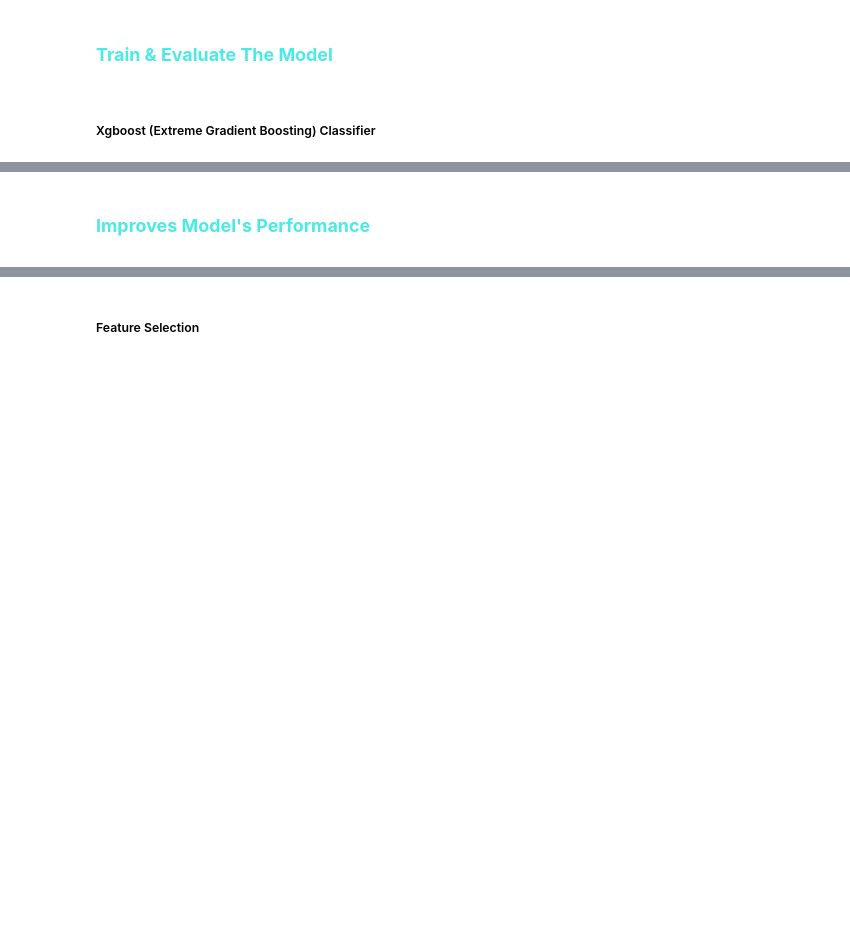
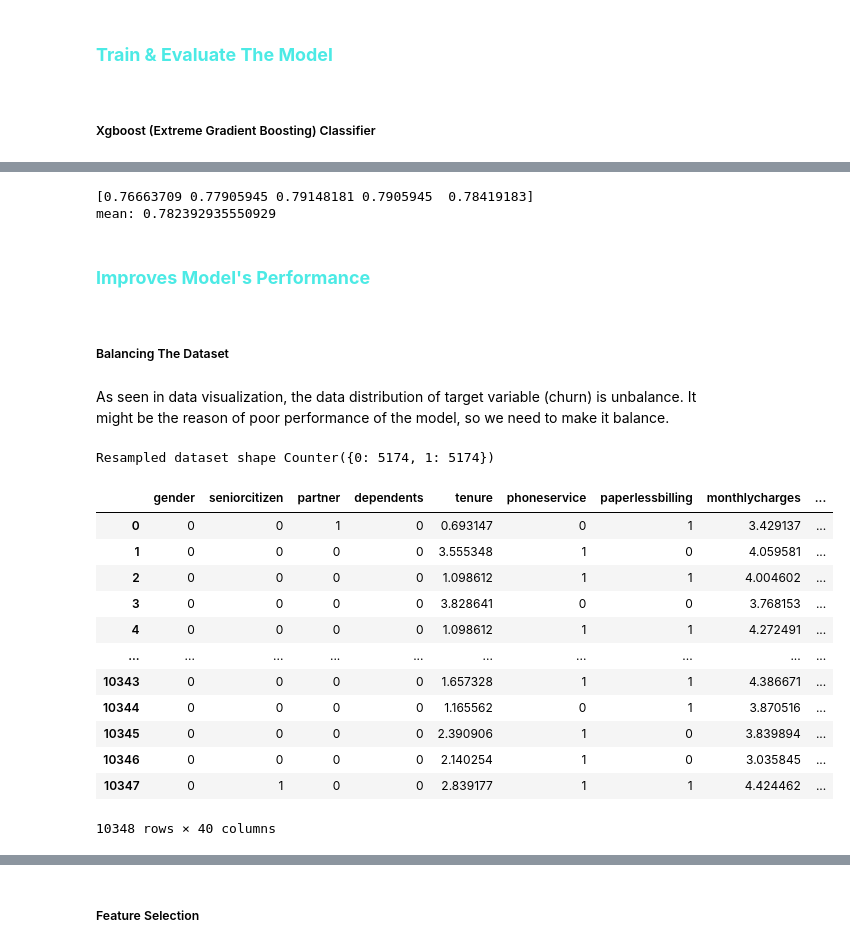
Before and after one commit to afbudiman/ML-Notebook, a Jupyter notebook: churn_prediction.ipynb, the cells around one changed output, grey strips where cells are left out. Cells and saved outputs as stored; diff of their text form; code cells hidden in the pictures; blank space fills up the shorter version.

```diff
--- a/churn_prediction.ipynb
+++ b/churn_prediction.ipynb
@@ -138,4 +337,7 @@ df.head().T
 # %% [markdown]
 ##### Split Train & Test Data
+# %%
+df_features = df_transformed.drop('churn', axis=1)
+df_target = df_transformed['churn']
 # %%
 from sklearn.model_selection import train_test_split
@@ -477,2 +405,42 @@ churn = y_pred > 0.5
+# %%
+from sklearn.model_selection import cross_val_score
+from sklearn.model_selection import StratifiedKFold
+
+kfold = StratifiedKFold(n_splits=5, shuffle=True, random_state=2)
+xgb_clf_scores = cross_val_score(xgb_clf_base, X_train, y_train, cv=kfold)
+print(xgb_clf_scores)
+print(f'mean: {xgb_clf_scores.mean()}')
+# %% [output]
+[0.76663709 0.77905945 0.79148181 0.7905945  0.78419183]
+mean: 0.782392935550929
 # %% [markdown]
 ### **<p style="color:  #4ceae5 ">Improves Model's Performance</p>**
+# %% [markdown]
+##### Balancing The Dataset
+# %% [markdown]
+As seen in data visualization, the data distribution of target variable (churn) is unbalance. It might be the reason of poor performance of the model, so we need to make it balance.
+# %%
+from imblearn.over_sampling import SMOTE
+from collections import Counter
+
+sm = SMOTE(random_state=42)
+X_res, y_res = sm.fit_resample(df_features, df_target)
+print('Resampled dataset shape %s' % Counter(y_res))
+# %% [output]
+Resampled dataset shape Counter({0: 5174, 1: 5174})
+# %%
+X_res
+# %% [output]
+|  | gender | seniorcitizen | partner | dependents | tenure | phoneservice | paperlessbilling | monthlycharges | ... |
+| 0 | 0 | 0 | 1 | 0 | 0.693147 | 0 | 1 | 3.429137 | ... |
+| 1 | 0 | 0 | 0 | 0 | 3.555348 | 1 | 0 | 4.059581 | ... |
+| 2 | 0 | 0 | 0 | 0 | 1.098612 | 1 | 1 | 4.004602 | ... |
+| 3 | 0 | 0 | 0 | 0 | 3.828641 | 0 | 0 | 3.768153 | ... |
+| 4 | 0 | 0 | 0 | 0 | 1.098612 | 1 | 1 | 4.272491 | ... |
+| ... | ... | ... | ... | ... | ... | ... | ... | ... | ... |
+| 10343 | 0 | 0 | 0 | 0 | 1.657328 | 1 | 1 | 4.386671 | ... |
+| 10344 | 0 | 0 | 0 | 0 | 1.165562 | 0 | 1 | 3.870516 | ... |
+| 10345 | 0 | 0 | 0 | 0 | 2.390906 | 1 | 0 | 3.839894 | ... |
+| 10346 | 0 | 0 | 0 | 0 | 2.140254 | 1 | 0 | 3.035845 | ... |
+| 10347 | 0 | 1 | 0 | 0 | 2.839177 | 1 | 1 | 4.424462 | ... |
+10348 rows × 40 columns
```
Also changed, not shown: parts of 100 cells of this notebook.
